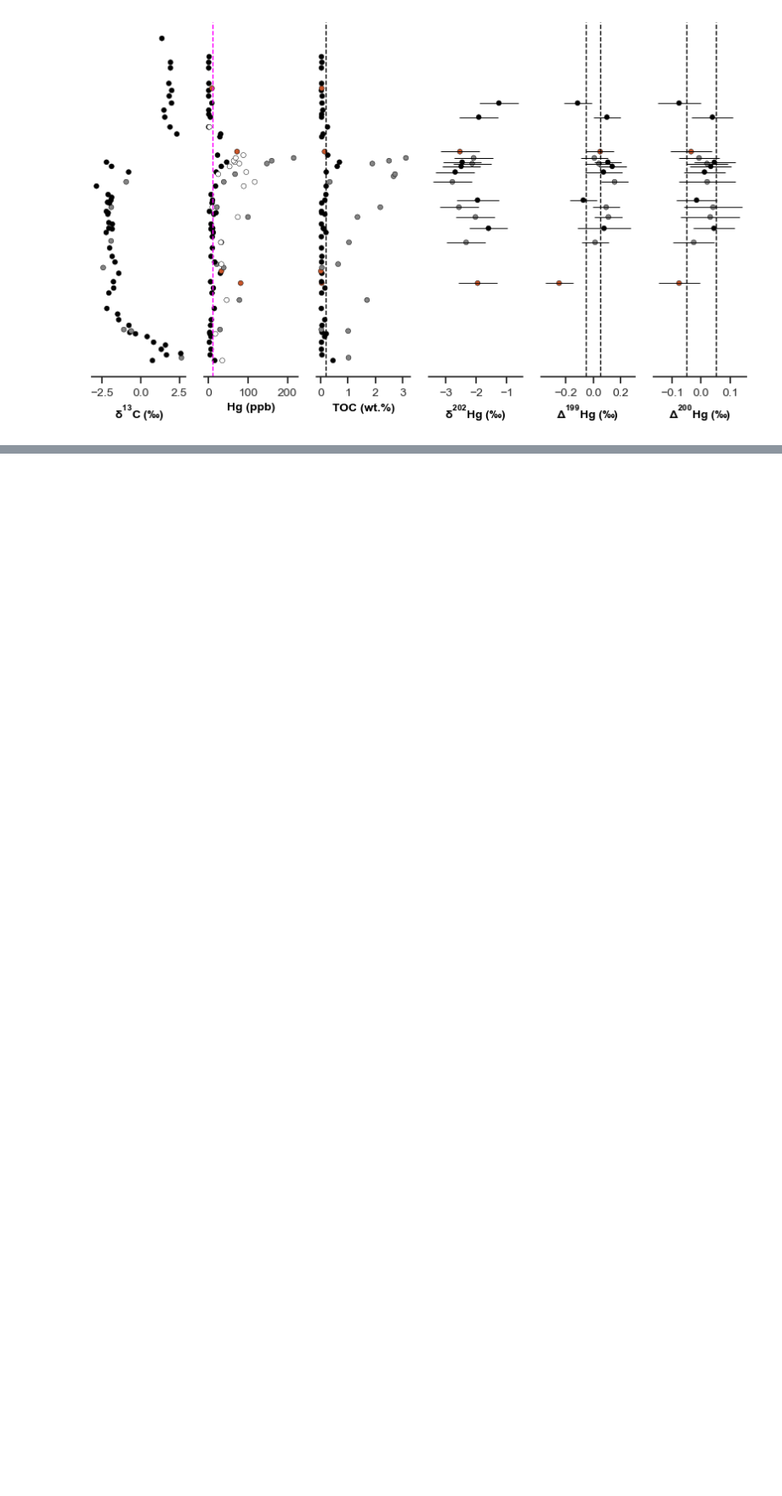
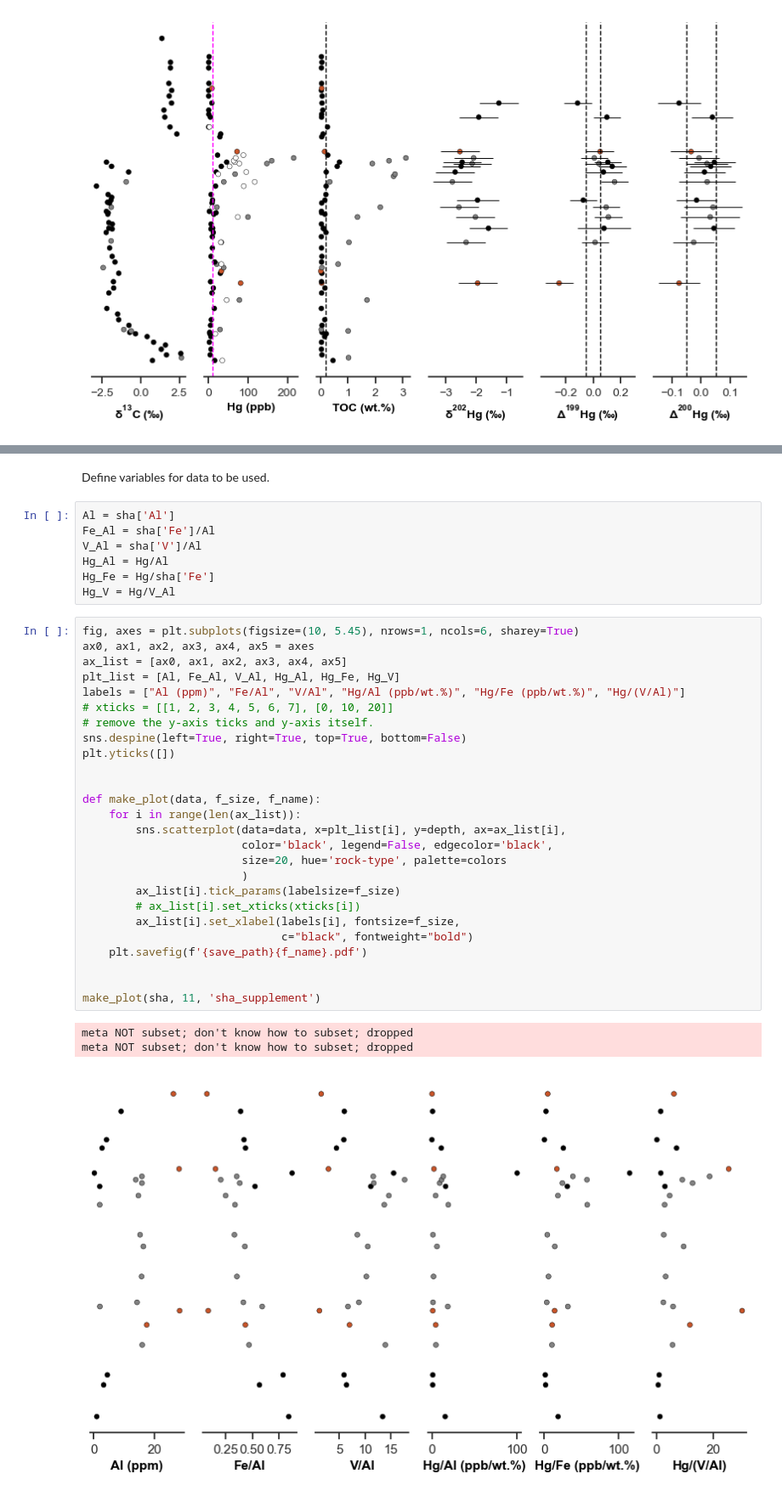
Before and after one commit to oluwaseun-edward/notebooks, a Jupyter notebook: shanggang.ipynb, the cells around one changed output, grey strips where cells are left out. Shown at 85% size. Drawn from its saved outputs; the diff is of its cells as text; blank space fills up the shorter version.

```diff
--- a/shanggang.ipynb
+++ b/shanggang.ipynb
@@ -91,0 +95,39 @@ for ix, sub in enumerate(err):
+# %% [markdown]
+Define variables for data to be used.
+# %%
+Al = sha['Al']
+Fe_Al = sha['Fe']/Al
+V_Al = sha['V']/Al
+Hg_Al = Hg/Al
+Hg_Fe = Hg/sha['Fe']
+Hg_V = Hg/V_Al
+# %%
+fig, axes = plt.subplots(figsize=(10, 5.45), nrows=1, ncols=6, sharey=True)
+ax0, ax1, ax2, ax3, ax4, ax5 = axes
+ax_list = [ax0, ax1, ax2, ax3, ax4, ax5]
+plt_list = [Al, Fe_Al, V_Al, Hg_Al, Hg_Fe, Hg_V]
+labels = ["Al (ppm)", "Fe/Al", "V/Al", "Hg/Al (ppb/wt.%)", "Hg/Fe (ppb/wt.%)", "Hg/(V/Al)"]
+# xticks = [[1, 2, 3, 4, 5, 6, 7], [0, 10, 20]]
+# remove the y-axis ticks and y-axis itself.
+sns.despine(left=True, right=True, top=True, bottom=False)
+plt.yticks([])
+
+
+def make_plot(data, f_size, f_name):
+    for i in range(len(ax_list)):
+        sns.scatterplot(data=data, x=plt_list[i], y=depth, ax=ax_list[i],
+                        color='black', legend=False, edgecolor='black',
+                        size=20, hue='rock-type', palette=colors
+                        )
+        ax_list[i].tick_params(labelsize=f_size)
+        # ax_list[i].set_xticks(xticks[i])
+        ax_list[i].set_xlabel(labels[i], fontsize=f_size,
+                              c="black", fontweight="bold")
+    plt.savefig(f'{save_path}{f_name}.pdf')
+
+
+make_plot(sha, 11, 'sha_supplement')
+# %% [output]
+meta NOT subset; don't know how to subset; dropped
+meta NOT subset; don't know how to subset; dropped
+[figure, added]
```
Also changed, not shown: parts of 2 cells of this notebook, 2 other files.
